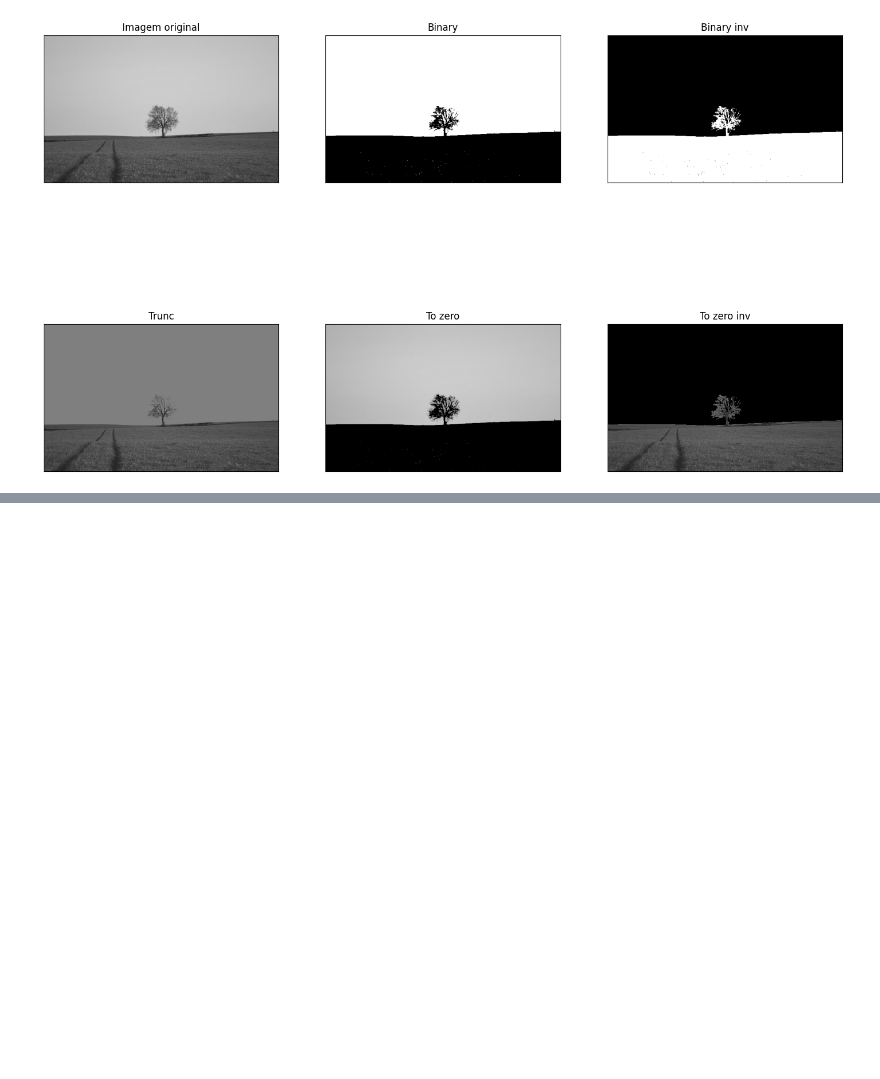
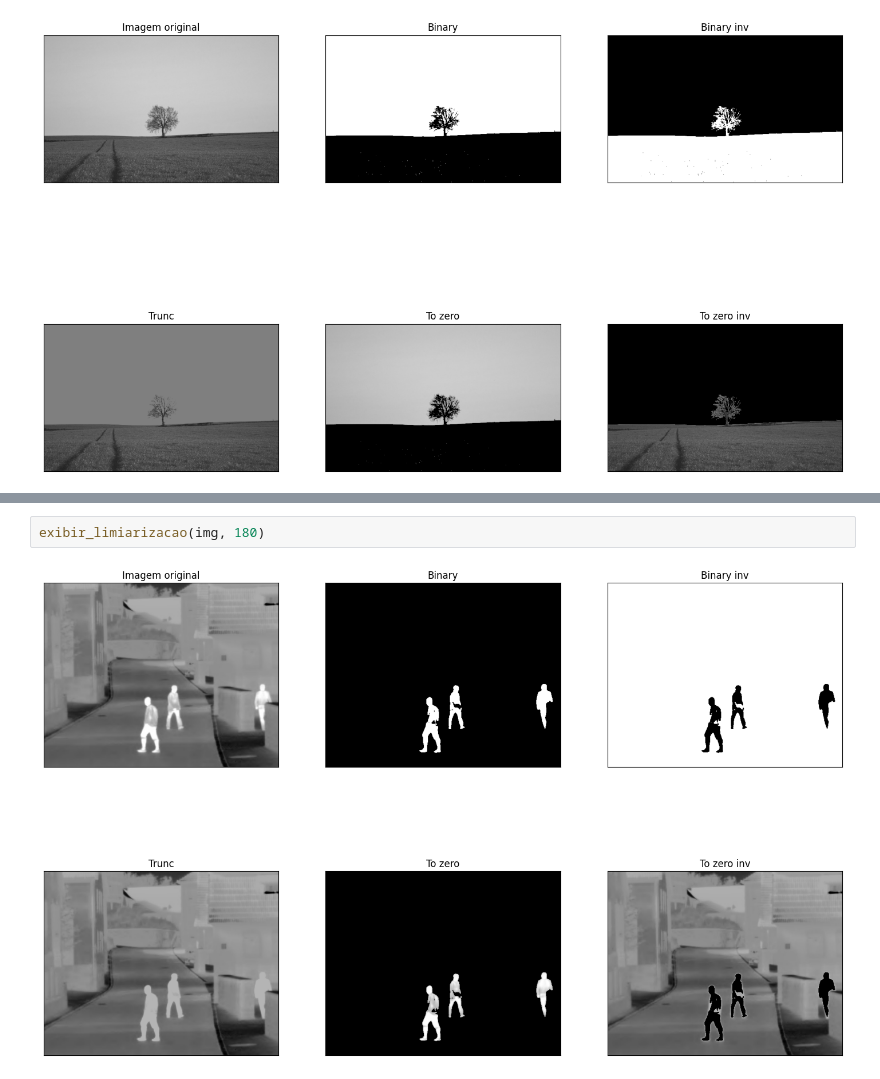
Before and after one commit to KauaHenSilva/python_img_segmentation, a Jupyter notebook: thresholding_based_segmentation.ipynb, the cells around one changed output, grey strips where cells are left out. Drawn from its saved outputs; the diff is of its cells as text; blank space fills up the shorter version.

```diff
--- a/thresholding_based_segmentation.ipynb
+++ b/thresholding_based_segmentation.ipynb
@@ -60,0 +83,4 @@ exibir_limiarizacao(img)
+# %%
+exibir_limiarizacao(img, 180)
+# %% [output]
+[figure, added]
```
Also changed, not shown: parts of 6 cells of this notebook.
